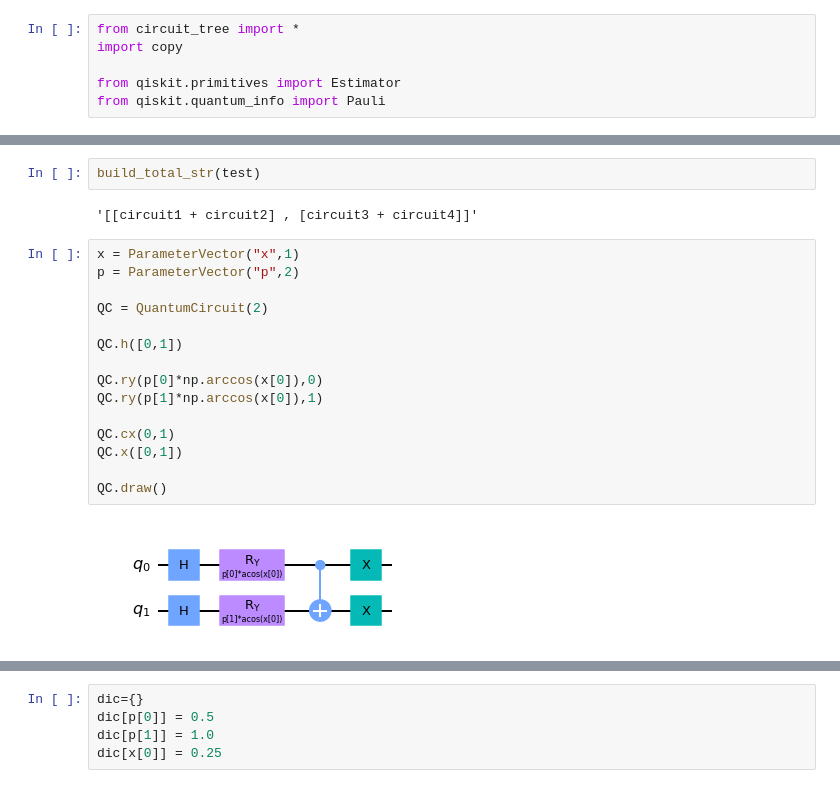
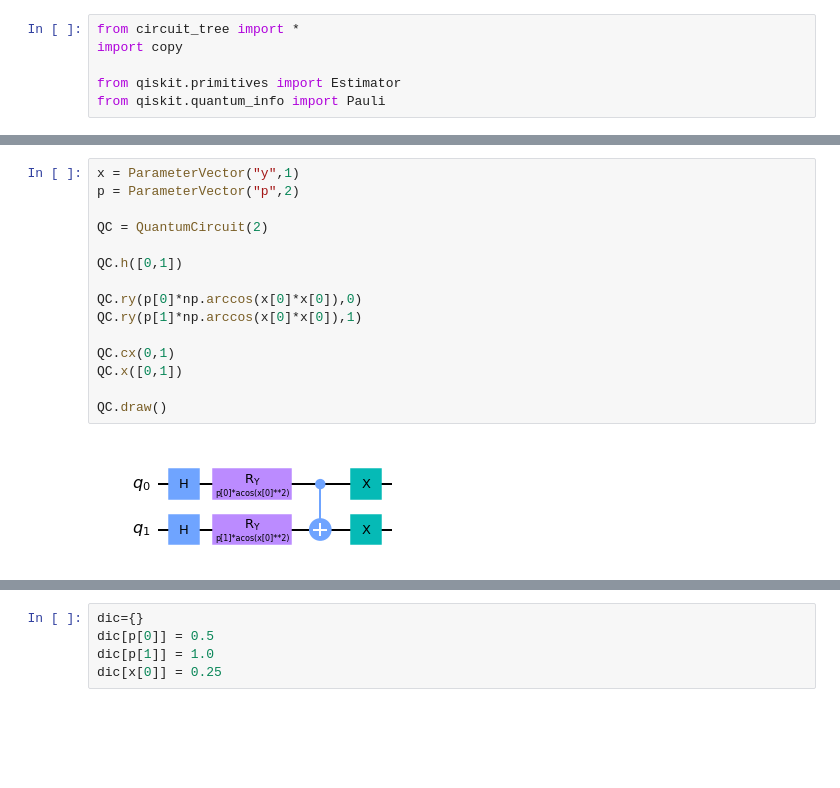
Before and after one commit to sQUlearn/squlearn, a Jupyter notebook: src/squlearn/opflow_mitigation/test_circuit_tree.ipynb, the cells around one changed output, grey strips where cells are left out. Saved outputs shown, nothing was run; the diff lists cells and outputs as text; blank space fills up the shorter version.

```diff
--- a/src/squlearn/opflow_mitigation/test_circuit_tree.ipynb
+++ b/src/squlearn/opflow_mitigation/test_circuit_tree.ipynb
@@ -24,21 +7,17 @@ circuit4]]
-# %%
-build_total_str(test)
-# %% [output]
-'[[circuit1 + circuit2] , [circuit3 + circuit4]]'
 # %%
-x = ParameterVector("x",1)
+x = ParameterVector("y",1)
 p = ParameterVector("p",2)
 
 QC = QuantumCircuit(2)
 
 QC.h([0,1])
 
-QC.ry(p[0]*np.arccos(x[0]),0)
-QC.ry(p[1]*np.arccos(x[0]),1)
+QC.ry(p[0]*np.arccos(x[0]*x[0]),0)
+QC.ry(p[1]*np.arccos(x[0]*x[0]),1)
 
 QC.cx(0,1)
 QC.x([0,1])
 
 QC.draw()
 # %% [output]
-[figure, old version]
+[figure, new version]
```
Also changed, not shown: parts of 9 cells of this notebook, 3 other files.
